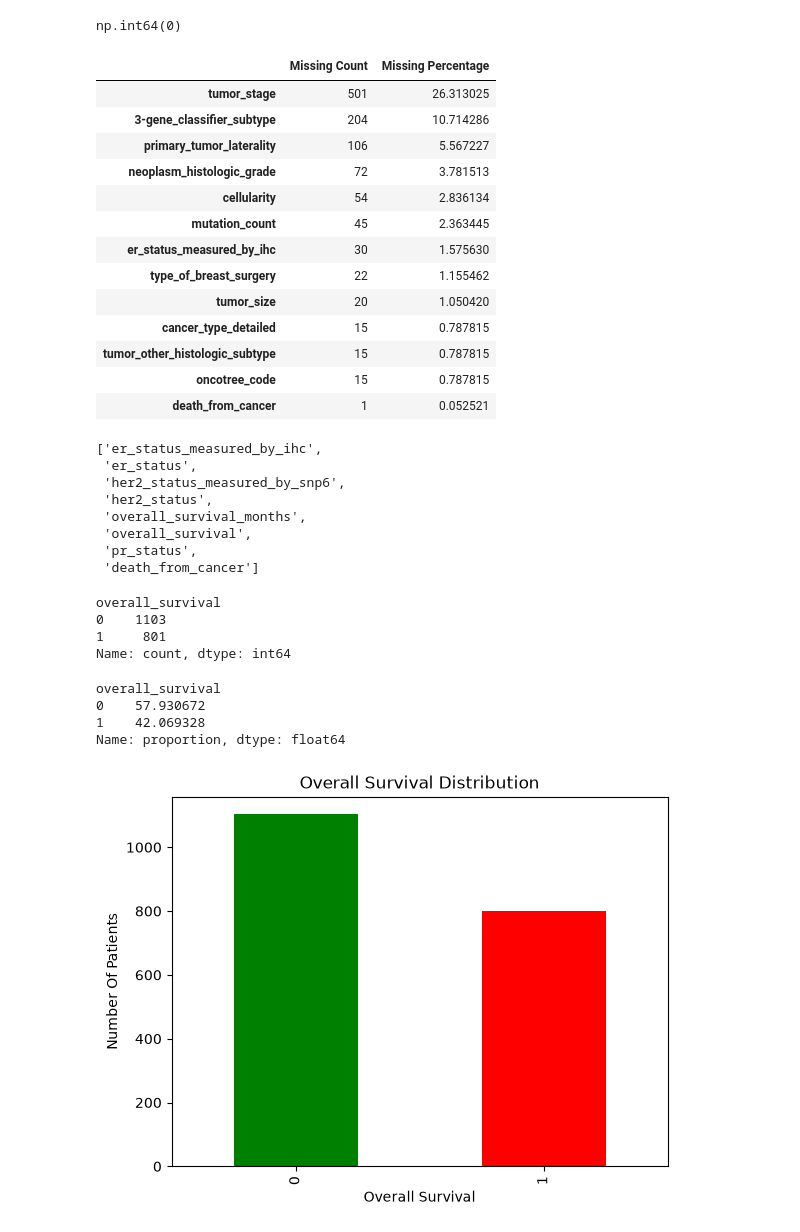
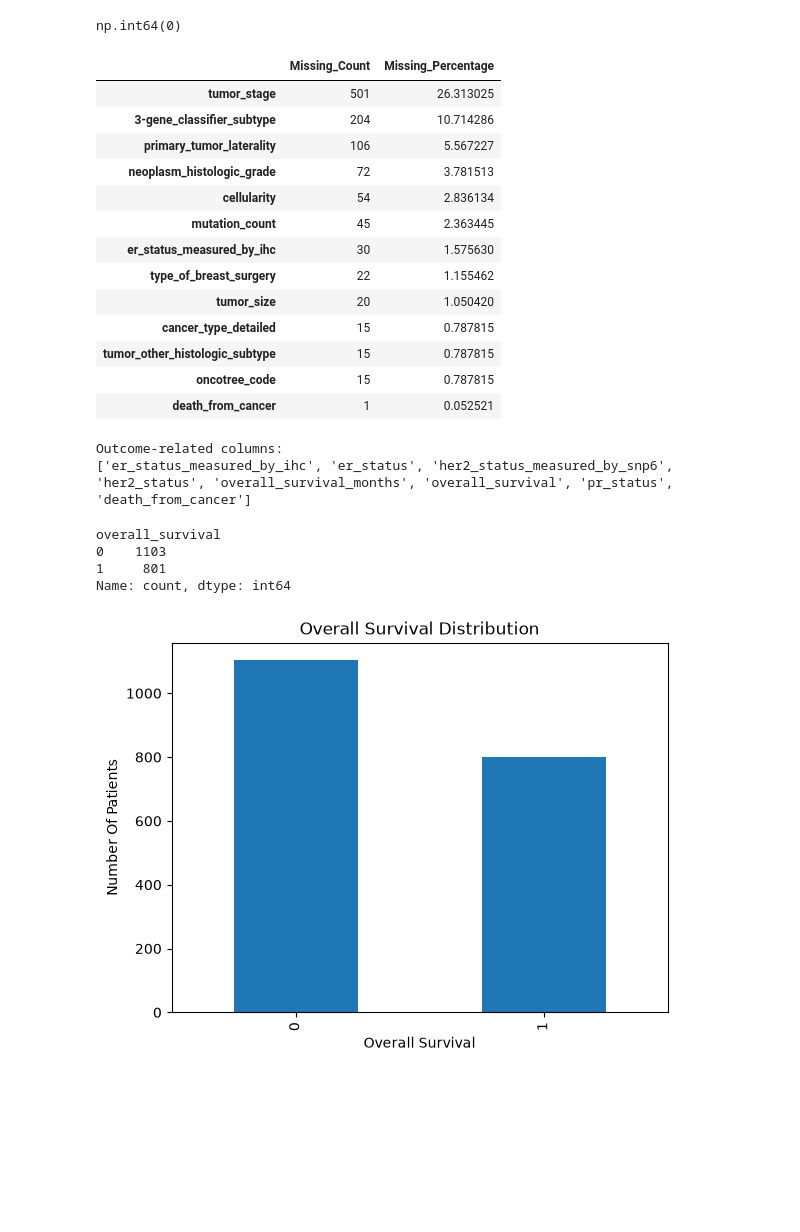
Before and after one commit to uroojzaidi709/cancer-risk-explainable-ml, a Jupyter notebook: notebooks/01_eda.ipynb, the cells around one changed output. Saved outputs shown, nothing was run; the diff lists cells and outputs as text; code cells hidden in the pictures; blank space fills up the shorter version.

```diff
--- a/notebooks/01_eda.ipynb
+++ b/notebooks/01_eda.ipynb
@@ -45,15 +50,20 @@ df.duplicated().sum()
 np.int64(0)
 # %%
 missing = pd.DataFrame({
-    'Missing Count': df.isnull().sum(),
-    'Missing Percentage': (df.isnull().sum() / len(df)) * 100
+
+    'Missing_Count' : df.isnull().sum(),
+    'Missing_Percentage' : df.isnull().sum() / len(df) * 100
+
 })
 
-missing = missing[missing['Missing Count'] > 0].sort_values('Missing Percentage', ascending = False)
+missing = missing[missing['Missing_Count'] > 0].sort_values(
+    'Missing_Percentage',
+    ascending=False
+)
 
 missing
 # %% [output]
-|  | Missing Count | Missing Percentage |
+|  | Missing_Count | Missing_Percentage |
 | tumor_stage | 501 | 26.313025 |
 | 3-gene_classifier_subtype | 204 | 10.714286 |
 | primary_tumor_laterality | 106 | 5.567227 |
@@ -68,17 +78,17 @@ missing
 | oncotree_code | 15 | 0.787815 |
 | death_from_cancer | 1 | 0.052521 |
 # %%
-[c for c in df.columns if any(word in c.lower()
-                             for word in ['survival', 'death', 'status', 'event'])]
+outcome_related_cols = [
+    c for c in df.columns
+    if any(word in c.lower()
+           for word in ['survival', 'death', 'status', 'event'])
+]
+
+print("Outcome-related columns:")
+print(outcome_related_cols)
 # %% [output]
-['er_status_measured_by_ihc',
- 'er_status',
- 'her2_status_measured_by_snp6',
- 'her2_status',
- 'overall_survival_months',
- 'overall_survival',
- 'pr_status',
- 'death_from_cancer']
+Outcome-related columns:
+['er_status_measured_by_ihc', 'er_status', 'her2_status_measured_by_snp6', 'her2_status', 'overall_survival_months', 'overall_survival', 'pr_status', 'death_from_cancer']
 # %%
 df['overall_survival'].value_counts()
 # %% [output]
@@ -86,19 +96,13 @@ overall_survival
 0    1103
 1     801
 Name: count, dtype: int64
-# %%
-df['overall_survival'].value_counts(normalize=True)*100
-# %% [output]
-overall_survival
-0    57.930672
-1    42.069328
-Name: proportion, dtype: float64
 # %%
-df['overall_survival'].value_counts().plot(kind='bar', color=['green', 'red'])
+df['overall_survival'].value_counts().plot(kind='bar')
 
 plt.title('Overall Survival Distribution')
 plt.xlabel('Overall Survival')
 plt.ylabel('Number Of Patients')
+
 plt.show()
 # %% [output]
-[figure, old version]
+[figure, new version]
```
Also changed, not shown: parts of 24 cells of this notebook, 8 other files.
